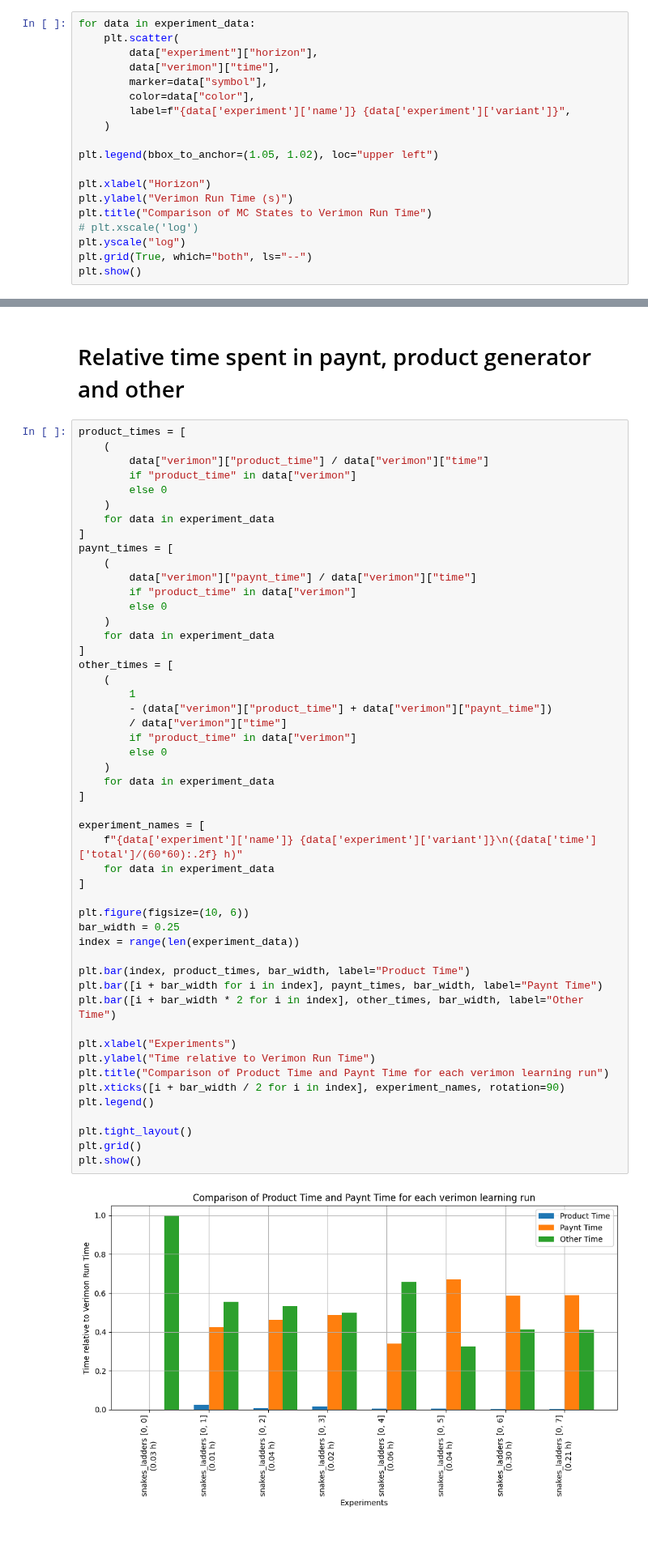
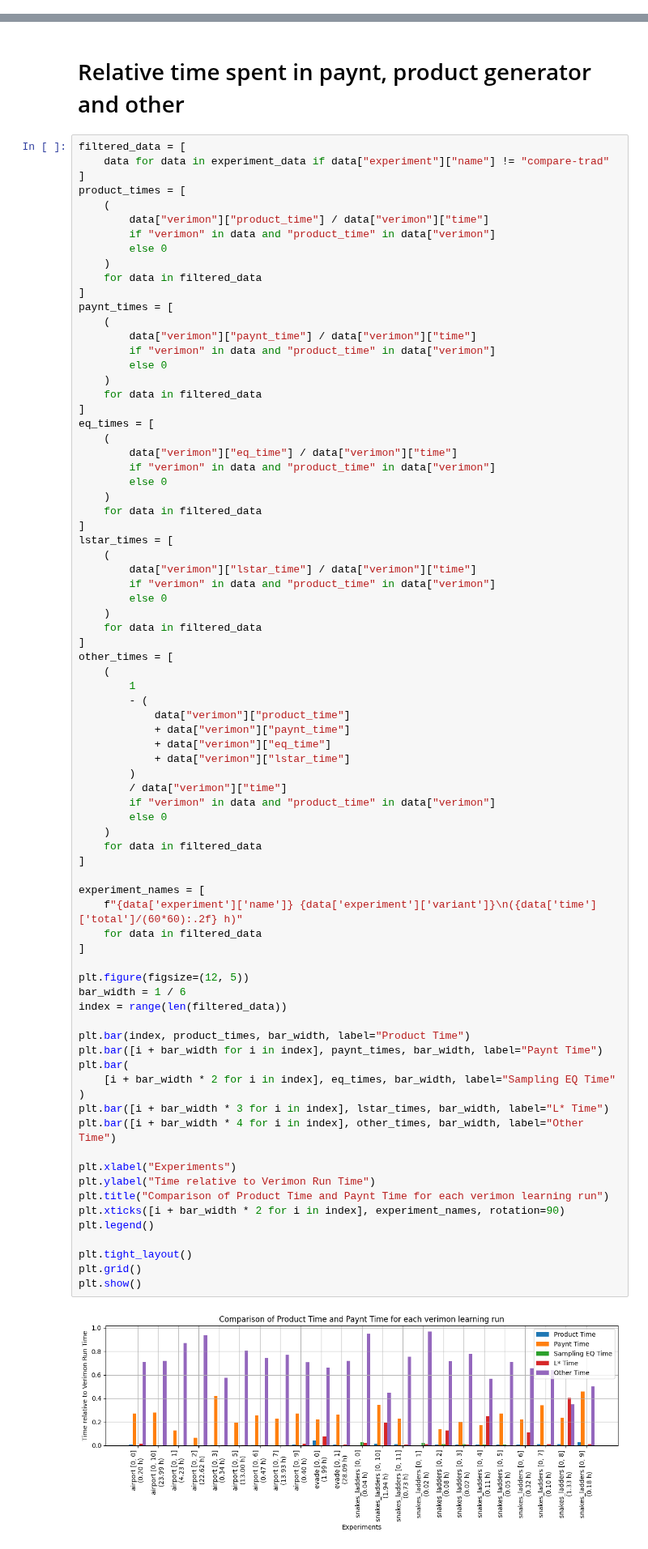
Before and after one commit to lukovdm/monitor-conformence, a Jupyter notebook: notebooks/Analysis.ipynb, the cells around one changed output, grey strips where cells are left out. Shown at 81% size. Drawn from its saved outputs; the diff is of its cells as text.

```diff
--- a/notebooks/Analysis.ipynb
+++ b/notebooks/Analysis.ipynb
@@ -192,19 +86,0 @@ plt.show()
-# %%
-for data in experiment_data:
-    plt.scatter(
-        data["experiment"]["horizon"],
-        data["verimon"]["time"],
-        marker=data["symbol"],
-        color=data["color"],
-        label=f"{data['experiment']['name']} {data['experiment']['variant']}",
-    )
-
-plt.legend(bbox_to_anchor=(1.05, 1.02), loc="upper left")
-
-plt.xlabel("Horizon")
-plt.ylabel("Verimon Run Time (s)")
-plt.title("Comparison of MC States to Verimon Run Time")
-# plt.xscale('log')
-plt.yscale("log")
-plt.grid(True, which="both", ls="--")
-plt.show()
@@ -375,54 +227,82 @@ plt.show()
 # %% [markdown]
 # Relative time spent in paynt, product generator and other
 # %%
+filtered_data = [
+    data for data in experiment_data if data["experiment"]["name"] != "compare-trad"
+]
 product_times = [
     (
         data["verimon"]["product_time"] / data["verimon"]["time"]
-        if "product_time" in data["verimon"]
+        if "verimon" in data and "product_time" in data["verimon"]
         else 0
     )
-    for data in experiment_data
+    for data in filtered_data
 ]
 paynt_times = [
     (
         data["verimon"]["paynt_time"] / data["verimon"]["time"]
-        if "product_time" in data["verimon"]
+        if "verimon" in data and "product_time" in data["verimon"]
         else 0
     )
-    for data in experiment_data
+    for data in filtered_data
+]
+eq_times = [
+    (
+        data["verimon"]["eq_time"] / data["verimon"]["time"]
+        if "verimon" in data and "product_time" in data["verimon"]
+        else 0
+    )
+    for data in filtered_data
+]
+lstar_times = [
+    (
+        data["verimon"]["lstar_time"] / data["verimon"]["time"]
+        if "verimon" in data and "product_time" in data["verimon"]
+        else 0
+    )
+    for data in filtered_data
 ]
 other_times = [
     (
         1
-        - (data["verimon"]["product_time"] + data["verimon"]["paynt_time"])
+        - (
+            data["verimon"]["product_time"]
+            + data["verimon"]["paynt_time"]
+            + data["verimon"]["eq_time"]
+            + data["verimon"]["lstar_time"]
+        )
         / data["verimon"]["time"]
-        if "product_time" in data["verimon"]
+        if "verimon" in data and "product_time" in data["verimon"]
         else 0
     )
-    for data in experiment_data
+    for data in filtered_data
 ]
 
 experiment_names = [
     f"{data['experiment']['name']} {data['experiment']['variant']}\n({data['time']['total']/(60*60):.2f} h)"
-    for data in experiment_data
+    for data in filtered_data
 ]
 
-plt.figure(figsize=(10, 6))
-bar_width = 0.25
-index = range(len(experiment_data))
+plt.figure(figsize=(12, 5))
+bar_width = 1 / 6
+index = range(len(filtered_data))
 
 plt.bar(index, product_times, bar_width, label="Product Time")
 plt.bar([i + bar_width for i in index], paynt_times, bar_width, label="Paynt Time")
-plt.bar([i + bar_width * 2 for i in index], other_times, bar_width, label="Other Time")
+plt.bar(
+    [i + bar_width * 2 for i in index], eq_times, bar_width, label="Sampling EQ Time"
+)
+plt.bar([i + bar_width * 3 for i in index], lstar_times, bar_width, label="L* Time")
+plt.bar([i + bar_width * 4 for i in index], other_times, bar_width, label="Other Time")
 
 plt.xlabel("Experiments")
 plt.ylabel("Time relative to Verimon Run Time")
 plt.title("Comparison of Product Time and Paynt Time for each verimon learning run")
-plt.xticks([i + bar_width / 2 for i in index], experiment_names, rotation=90)
+plt.xticks([i + bar_width * 2 for i in index], experiment_names, rotation=90)
 plt.legend()
 
 plt.tight_layout()
 plt.grid()
 plt.show()
 # %% [output]
-[figure, old version]
+[figure, new version]
```
Also changed, not shown: parts of 14 cells of this notebook, 11 other files.
